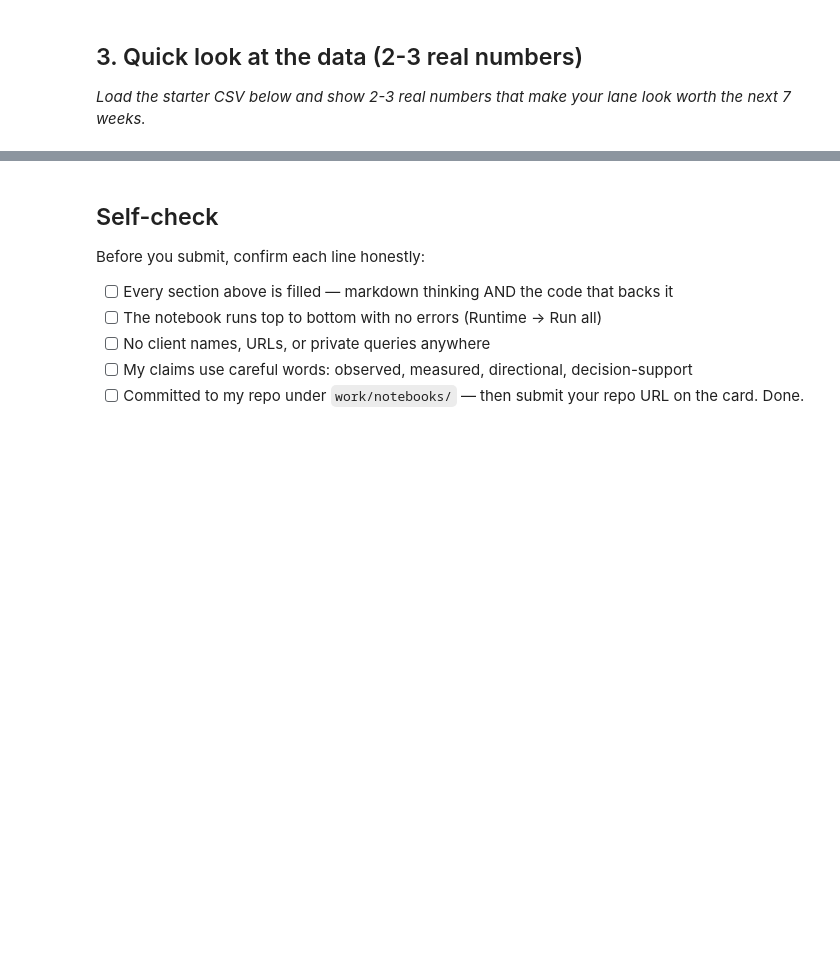
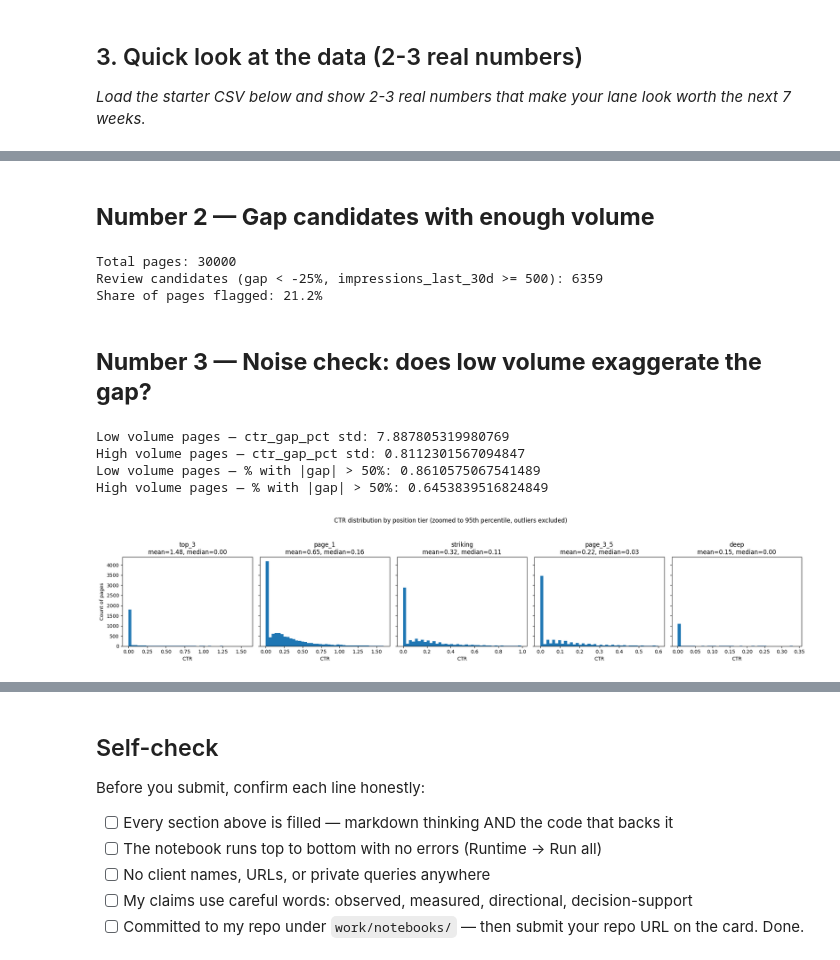
Before and after one commit to Abdulwaliy/Flyrank-ML-Internship, a Jupyter notebook: work/notebooks/w01_research_question.ipynb, the cells around one changed output, grey strips where cells are left out. Drawn from its saved outputs; the diff is of its cells as text; code cells hidden in the pictures; blank space fills up the shorter version.

```diff
--- a/work/notebooks/w01_research_question.ipynb
+++ b/work/notebooks/w01_research_question.ipynb
@@ -33,0 +80,52 @@ This skeleton is yours to fill. Work the sections **in order** — each one has
+# %% [markdown]
+## **Number 2 — Gap candidates with enough volume**
+# %%
+# expected CTR per tier
+tier_expected = df.groupby('position_tier')['ctr'].transform('mean')
+df['ctr_gap'] = df['ctr'] - tier_expected
+df['ctr_gap_pct'] = df['ctr_gap'] / tier_expected
+
+# thresholds — tune these once you see the distribution
+GAP_THRESHOLD = -0.25       # 25% below tier average
+MIN_IMPRESSIONS = 500       # adjust based on impressions_last_30d distribution
+
+candidates = df[(df['ctr_gap_pct'] < GAP_THRESHOLD) & (df['impressions_last_30d'] >= MIN_IMPRESSIONS)]
+
+print(f"Total pages: {len(df)}")
+print(f"Review candidates (gap < {GAP_THRESHOLD:.0%}, impressions_last_30d >= {MIN_IMPRESSIONS}): {len(candidates)}")
+print(f"Share of pages flagged: {len(candidates) / len(df):.1%}")
+# %% [output]
+Total pages: 30000
+Review candidates (gap < -25%, impressions_last_30d >= 500): 6359
+Share of pages flagged: 21.2%
+# %% [markdown]
+## **Number 3 — Noise check: does low volume exaggerate the gap?**
+# %%
+# split into low vs high volume, compare gap spread
+low_vol = df[df['impressions_last_30d'] < MIN_IMPRESSIONS]
+high_vol = df[df['impressions_last_30d'] >= MIN_IMPRESSIONS]
+
+print("Low volume pages — ctr_gap_pct std:", low_vol['ctr_gap_pct'].std())
+print("High volume pages — ctr_gap_pct std:", high_vol['ctr_gap_pct'].std())
+print("Low volume pages — % with |gap| > 50%:", (low_vol['ctr_gap_pct'].abs() > 0.5).mean())
+print("High volume pages — % with |gap| > 50%:", (high_vol['ctr_gap_pct'].abs() > 0.5).mean())
+# %% [output]
+Low volume pages — ctr_gap_pct std: 7.887805319980769
+High volume pages — ctr_gap_pct std: 0.8112301567094847
+Low volume pages — % with |gap| > 50%: 0.8610575067541489
+High volume pages — % with |gap| > 50%: 0.6453839516824849
+# %%
+fig, axes = plt.subplots(1, len(tiers_ordered), figsize=(20, 4), sharey=True)
+
+for ax, tier in zip(axes, tiers_ordered):
+    subset = df[df['position_tier'] == tier]['ctr']
+    ax.hist(subset, bins=40, range=(0, subset.quantile(0.95)))
+    ax.set_title(f"{tier}\nmean={subset.mean():.2f}, median={subset.median():.2f}")
+    ax.set_xlabel("CTR")
+
+axes[0].set_ylabel("Count of pages")
+plt.suptitle("CTR distribution by position tier (zoomed to 95th percentile, outliers excluded)", y=1.05)
+plt.tight_layout()
+plt.show()
+# %% [output]
+[figure, added]
```
Also changed, not shown: parts of 11 cells of this notebook.
